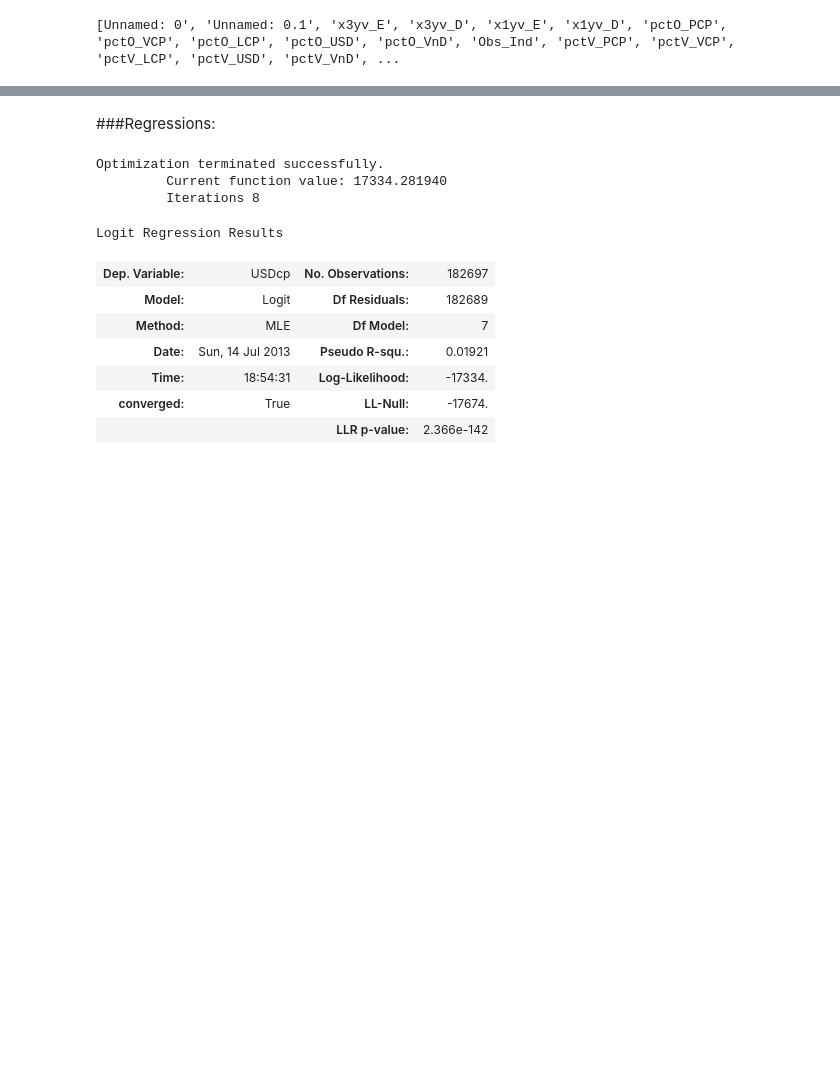
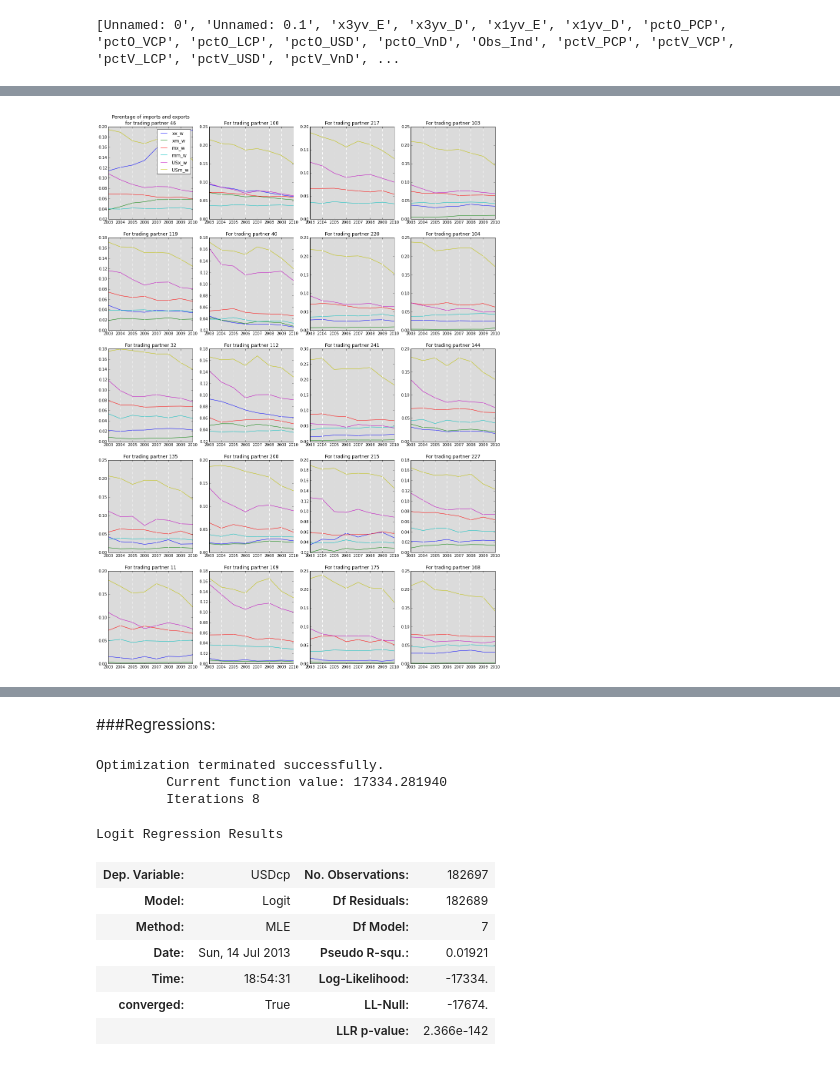
Before and after one commit to agconti/US_Dollar_Vehicle_Currency, a Jupyter notebook: Italian Trade/US_Dollar_Vehicle_Currency.ipynb, the cells around one changed output, grey strips where cells are left out. Cells and saved outputs as stored; diff of their text form; code cells hidden in the pictures; blank space fills up the shorter version.

Commit message:
added plotting for rate derivatives and currency observation and trade value market share

```diff
--- a/Italian Trade/US_Dollar_Vehicle_Currency.ipynb
+++ b/Italian Trade/US_Dollar_Vehicle_Currency.ipynb
@@ -248,0 +249,27 @@ savefig('Currency_usage_trade_value_top20.png', bbox_inches='tight')
+# %%
+def porportion_xm_ploting(df):
+    # get the top 20 trading partners by value count
+    top_trading_partners = df.xporter.value_counts()[:20]
+    # find average of % of industry observations using what pricing over each year
+    grouped = df.ix[:,['xx_w', 'xm_w', 'mx_w', 'mm_w', 'USx_w', 'USm_w','pctEMUxW', 'pctEMUmW','year','xporter']].groupby(['year','xporter']).mean()
+
+    # Setup plotting
+    fig = plt.figure(figsize(18,25), dpi=1600)
+
+    plot_count = 0
+    for partner in top_trading_partners.index:
+        plot_count += 1
+        axes = fig.add_subplot(5,4,plot_count, axisbg="#DBDBDB")
+        plot_data = grouped.xs(partner, level=1)
+        axes.plot(plot_data.index, plot_data)
+        axes.grid(axis='x', color='white', linestyle='dashed', lw=1)
+        if plot_count == 1 :
+            title('Perentage of imports and exports\nfor trading partner %s' % (int(partner)))
+            axes.legend(plot_data.columns, loc='best')
+            continue
+        title('For trading partner %s' % (int(partner)))
+    savefig('prop_xm_top20.png', bbox_inches='tight')
+# %%
+porportion_xm_ploting(df)
+# %% [output]
+[figure, added]
```
Also changed, not shown: parts of 12 cells of this notebook.
